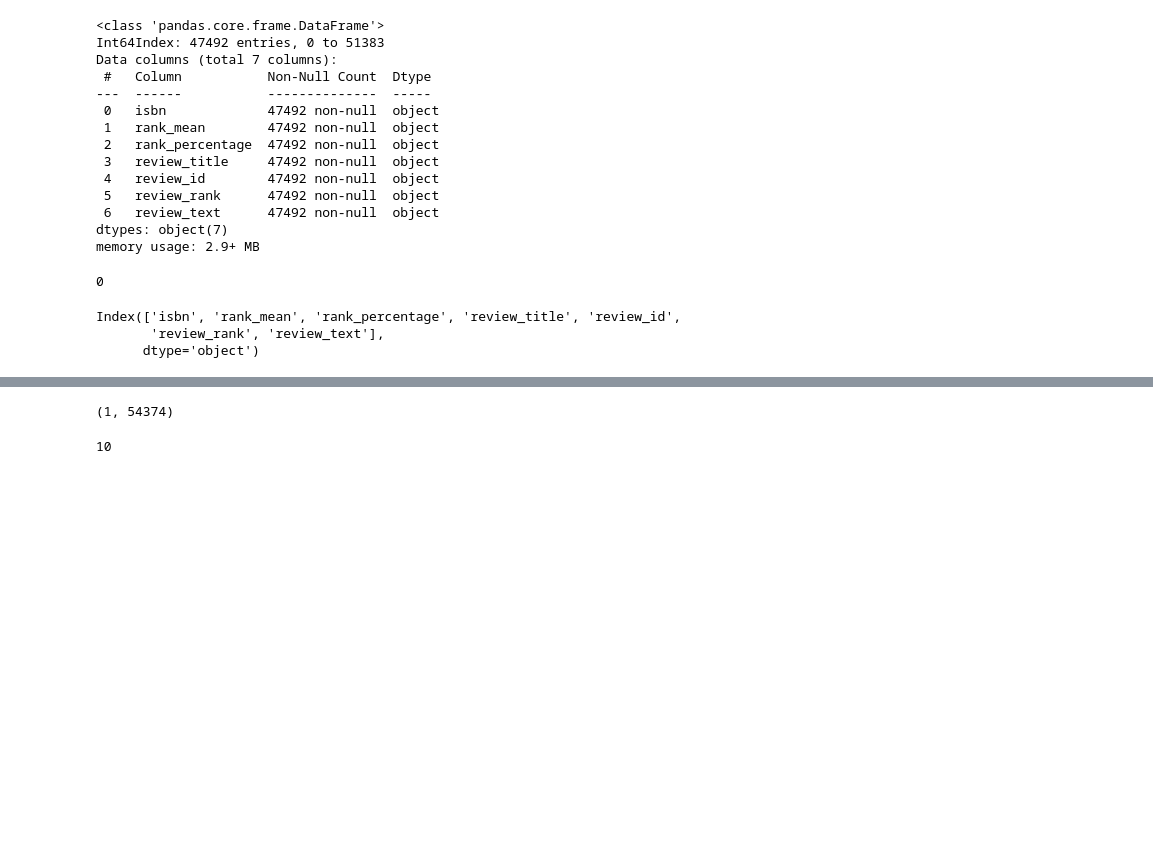
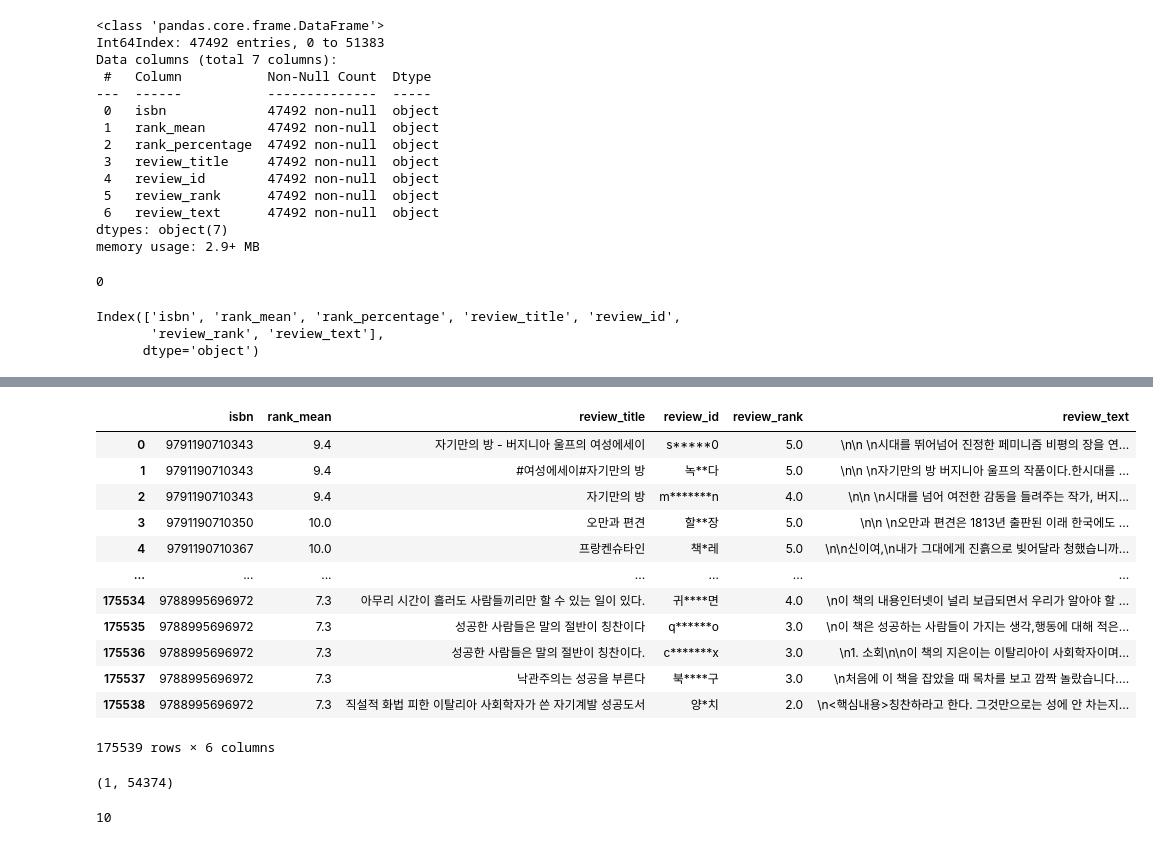
Before and after one commit to Hongbi-Kim/Project_book_recommendation, a Jupyter notebook: user_협업필터링.ipynb, the cells around one changed output, grey strips where cells are left out. Drawn from its saved outputs; the diff is of its cells as text; code cells hidden in the pictures; blank space fills up the shorter version.

```diff
--- a/user_협업필터링.ipynb
+++ b/user_협업필터링.ipynb
@@ -90,3 +71,19 @@ TypeError: object of type 'float' has no len()
+# %%
+userpd.read_pickle('users_text.pkl')
+# %% [output]
+|  | isbn | rank_mean | review_title | review_id | review_rank | review_text |
+| 0 | 9791190710343 | 9.4 | 자기만의 방 - 버지니아 울프의 여성에세이 | s*****0 | 5.0 | \n\n \n시대를 뛰어넘어 진정한 페미니즘 비평의 장을 연... |
+| 1 | 9791190710343 | 9.4 | #여성에세이#자기만의 방 | 녹**다 | 5.0 | \n\n \n자기만의 방 버지니아 울프의 작품이다.한시대를 ... |
+| 2 | 9791190710343 | 9.4 | 자기만의 방 | m*******n | 4.0 | \n\n \n시대를 넘어 여전한 감동을 들려주는 작가, 버지... |
+| 3 | 9791190710350 | 10.0 | 오만과 편견 | 할**장 | 5.0 | \n\n \n오만과 편견은 1813년 출판된 이래 한국에도 ... |
+| 4 | 9791190710367 | 10.0 | 프랑켄슈타인 | 책*레 | 5.0 | \n\n신이여,\n내가 그대에게 진흙으로 빚어달라 청했습니까... |
+| ... | ... | ... | ... | ... | ... | ... |
+| 175534 | 9788995696972 | 7.3 | 아무리 시간이 흘러도 사람들끼리만 할 수 있는 일이 있다. | 귀****면 | 4.0 | \n이 책의 내용인터넷이 널리 보급되면서 우리가 알아야 할 ... |
+| 175535 | 9788995696972 | 7.3 | 성공한 사람들은 말의 절반이 칭찬이다 | q******o | 3.0 | \n이 책은 성공하는 사람들이 가지는 생각,행동에 대해 적은... |
+| 175536 | 9788995696972 | 7.3 | 성공한 사람들은 말의 절반이 칭찬이다. | c*******x | 3.0 | \n1. 소회\n\n이 책의 지은이는 이탈리아이 사회학자이며... |
+| 175537 | 9788995696972 | 7.3 | 낙관주의는 성공을 부른다 | 북****구 | 3.0 | \n처음에 이 책을 잡았을 때 목차를 보고 깜짝 놀랐습니다.... |
+| 175538 | 9788995696972 | 7.3 | 직설적 화법 피한 이탈리아 사회학자가 쓴 자기계발 성공도서 | 양*치 | 2.0 | \n<핵심내용>칭찬하라고 한다. 그것만으로는 성에 안 차는지... |
+175539 rows × 6 columns
 # %%
 len(re_user['review_id'][2]), len(re_user)
 # %% [output]
```
Also changed, not shown: parts of 18 cells of this notebook, 3 other files.
